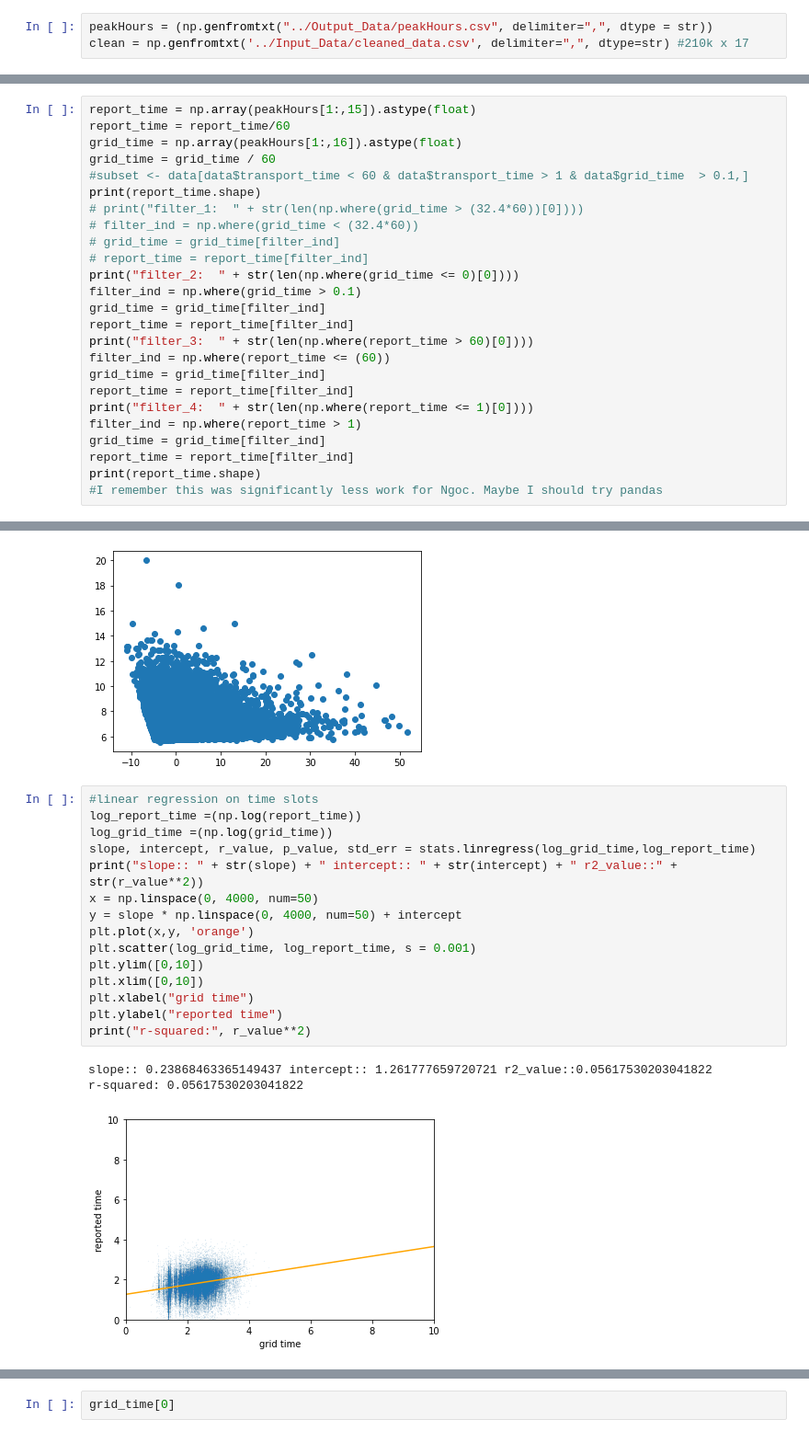
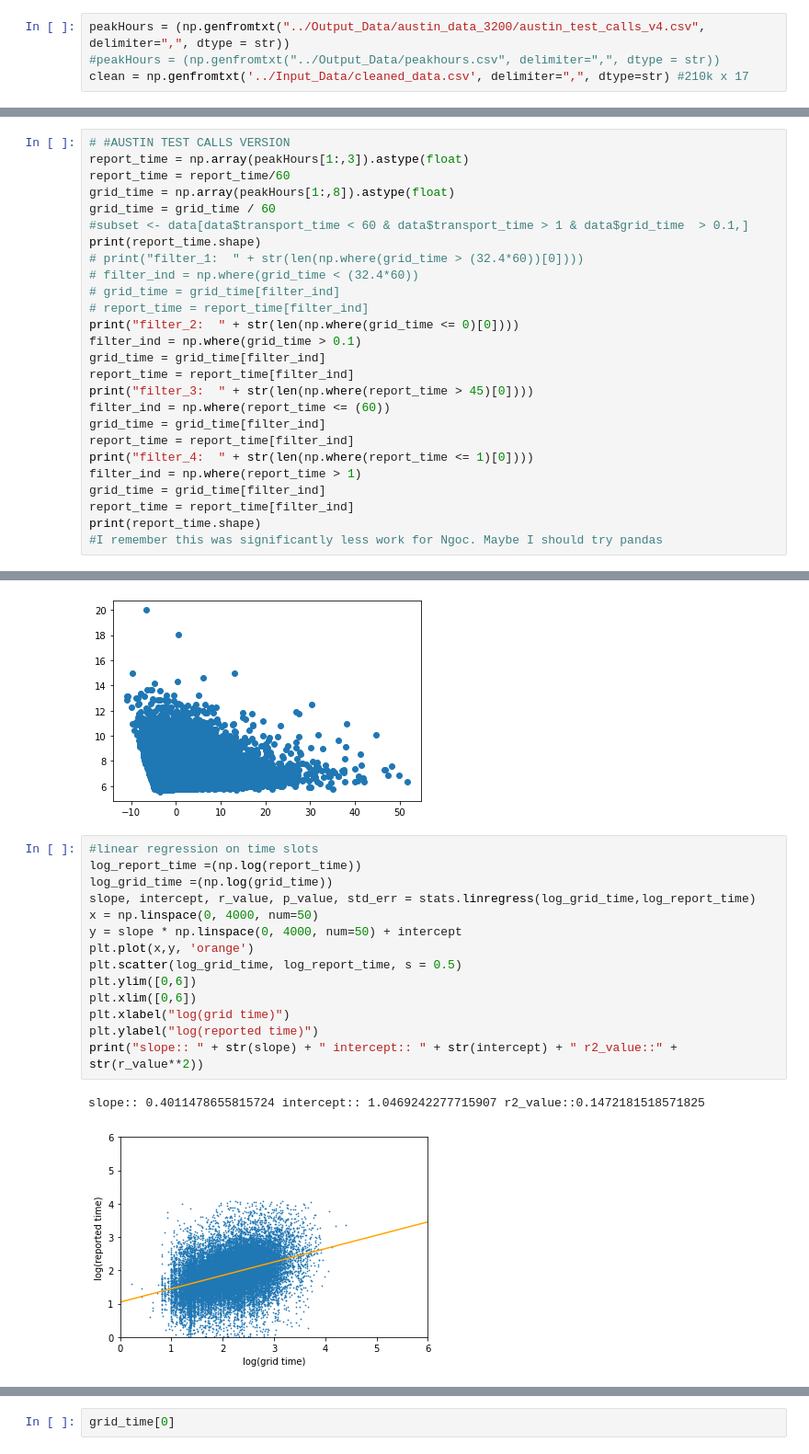
Before and after one commit to joshua-ong/AmbulanceDeployment, a Jupyter notebook: verification/regression.ipynb, the cells around one changed output, grey strips where cells are left out. Shown at 92% size. Drawn from its saved outputs; the diff is of its cells as text.

```diff
--- a/verification/regression.ipynb
+++ b/verification/regression.ipynb
@@ -37,7 +37,8 @@ import matplotlib.pyplot as plt
 import seaborn as sns
 import scipy.stats as stats
 # %%
-peakHours = (np.genfromtxt("../Output_Data/peakHours.csv", delimiter=",", dtype = str))
+peakHours = (np.genfromtxt("../Output_Data/austin_data_3200/austin_test_calls_v4.csv", delimiter=",", dtype = str))
+#peakHours = (np.genfromtxt("../Output_Data/peakhours.csv", delimiter=",", dtype = str))
 clean = np.genfromtxt('../Input_Data/cleaned_data.csv', delimiter=",", dtype=str) #210k x 17
 # %%
 """It looks like I filter out 70/190 radio names in my peak hour data"""
@@ -99,7 +159,8 @@ DescribeResult(nobs=60959, minmax=(-1.0, 6124.84), mean=595.3708689447005, varia
 # %%
-report_time = np.array(peakHours[1:,15]).astype(float)
+# #AUSTIN TEST CALLS VERSION
+report_time = np.array(peakHours[1:,3]).astype(float)
 report_time = report_time/60
-grid_time = np.array(peakHours[1:,16]).astype(float)
+grid_time = np.array(peakHours[1:,8]).astype(float)
 grid_time = grid_time / 60
 #subset <- data[data$transport_time < 60 & data$transport_time > 1 & data$grid_time  > 0.1,]
 print(report_time.shape)
@@ -111,7 +172,7 @@ print("filter_2:  " + str(len(np.where(grid_time <= 0)[0])))
 filter_ind = np.where(grid_time > 0.1)
 grid_time = grid_time[filter_ind]
 report_time = report_time[filter_ind]
-print("filter_3:  " + str(len(np.where(report_time > 60)[0])))
+print("filter_3:  " + str(len(np.where(report_time > 45)[0])))
 filter_ind = np.where(report_time <= (60))
 grid_time = grid_time[filter_ind]
 report_time = report_time[filter_ind]
@@ -164,19 +225,17 @@ plt.scatter(residuals,y_pred)
 # %%
 #linear regression on time slots
 log_report_time =(np.log(report_time))
 log_grid_time =(np.log(grid_time))
 slope, intercept, r_value, p_value, std_err = stats.linregress(log_grid_time,log_report_time)
-print("slope:: " + str(slope) + " intercept:: " + str(intercept) + " r2_value::" + str(r_value**2))
 x = np.linspace(0, 4000, num=50)
 y = slope * np.linspace(0, 4000, num=50) + intercept
 plt.plot(x,y, 'orange')
-plt.scatter(log_grid_time, log_report_time, s = 0.001)
-plt.ylim([0,10])
-plt.xlim([0,10])
-plt.xlabel("grid time")
-plt.ylabel("reported time")
-print("r-squared:", r_value**2)
+plt.scatter(log_grid_time, log_report_time, s = 0.5)
+plt.ylim([0,6])
+plt.xlim([0,6])
+plt.xlabel("log(grid time)")
+plt.ylabel("log(reported time)")
+print("slope:: " + str(slope) + " intercept:: " + str(intercept) + " r2_value::" + str(r_value**2))
 # %% [output]
-slope:: 0.23868463365149437 intercept:: 1.261777659720721 r2_value::0.05617530203041822
-r-squared: 0.05617530203041822
+slope:: 0.4011478655815724 intercept:: 1.0469242277715907 r2_value::0.1472181518571825
-[figure, old version]
+[figure, new version]
```
Also changed, not shown: parts of 12 cells of this notebook, 4 other files.
